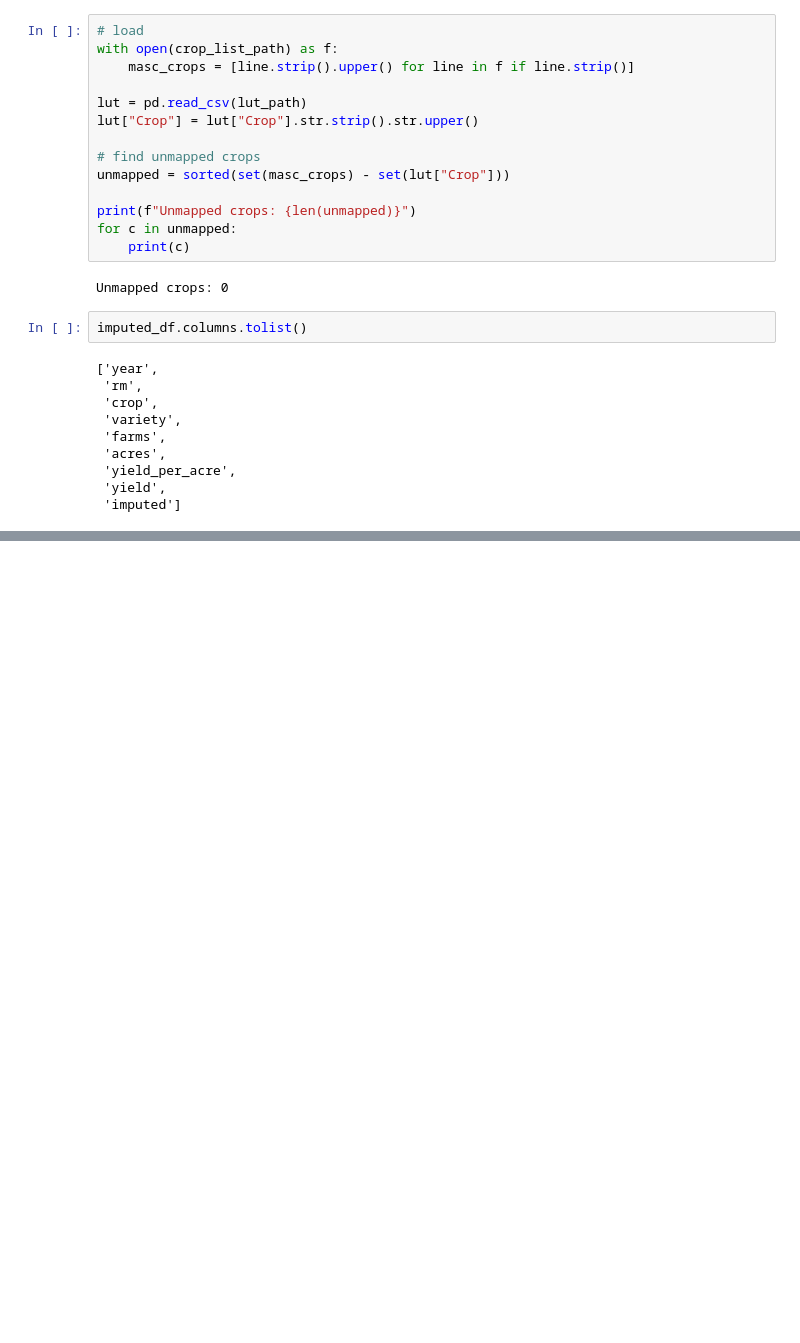
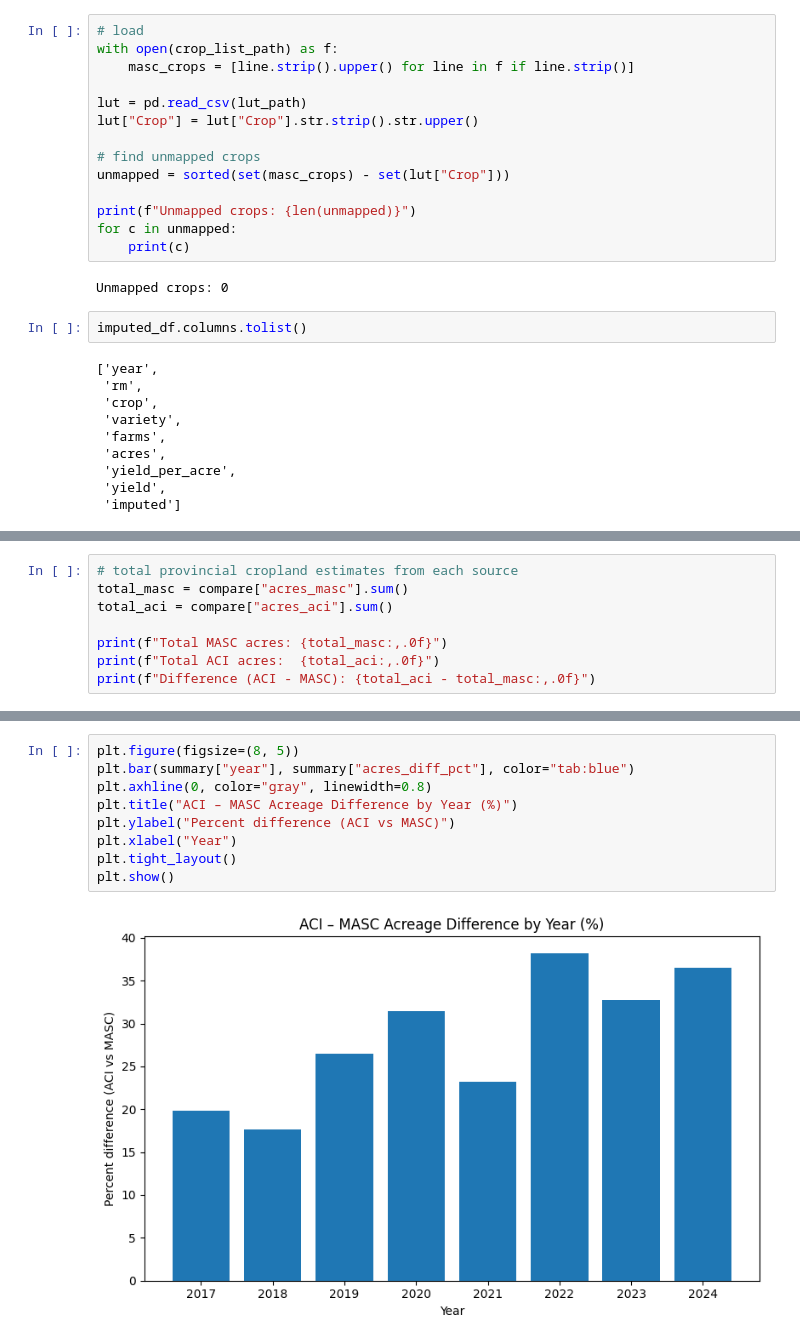
Before and after one commit to kurthuff/ag_res, a Jupyter notebook: notebooks/masc_aci_compare.ipynb, the cells around one changed output, grey strips where cells are left out. Drawn from its saved outputs; the diff is of its cells as text; blank space fills up the shorter version.

```diff
--- a/notebooks/masc_aci_compare.ipynb
+++ b/notebooks/masc_aci_compare.ipynb
@@ -171,0 +164,8 @@ NameError: name 'recombined_df' is not defined
+# %%
+# total provincial cropland estimates from each source
+total_masc = compare["acres_masc"].sum()
+total_aci = compare["acres_aci"].sum()
+
+print(f"Total MASC acres: {total_masc:,.0f}")
+print(f"Total ACI acres:  {total_aci:,.0f}")
+print(f"Difference (ACI - MASC): {total_aci - total_masc:,.0f}")
@@ -171,0 +278,11 @@ NameError: name 'recombined_df' is not defined
+# %%
+plt.figure(figsize=(8, 5))
+plt.bar(summary["year"], summary["acres_diff_pct"], color="tab:blue")
+plt.axhline(0, color="gray", linewidth=0.8)
+plt.title("ACI – MASC Acreage Difference by Year (%)")
+plt.ylabel("Percent difference (ACI vs MASC)")
+plt.xlabel("Year")
+plt.tight_layout()
+plt.show()
+# %% [output]
+[figure, added]
```
Also changed, not shown: parts of 19 cells of this notebook, 9 other files.
